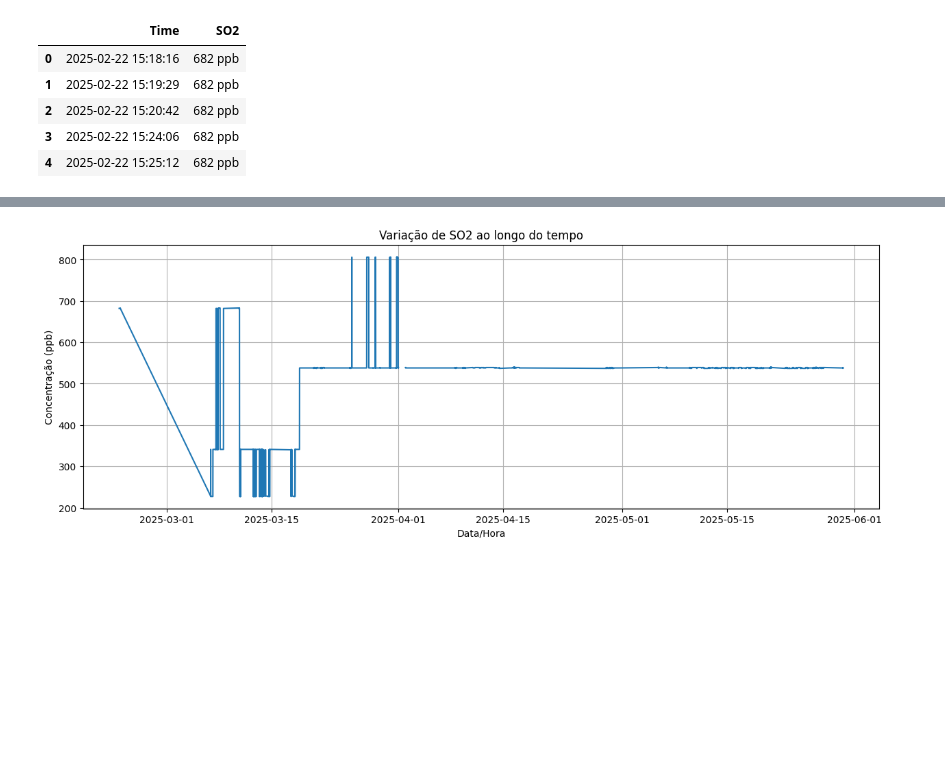
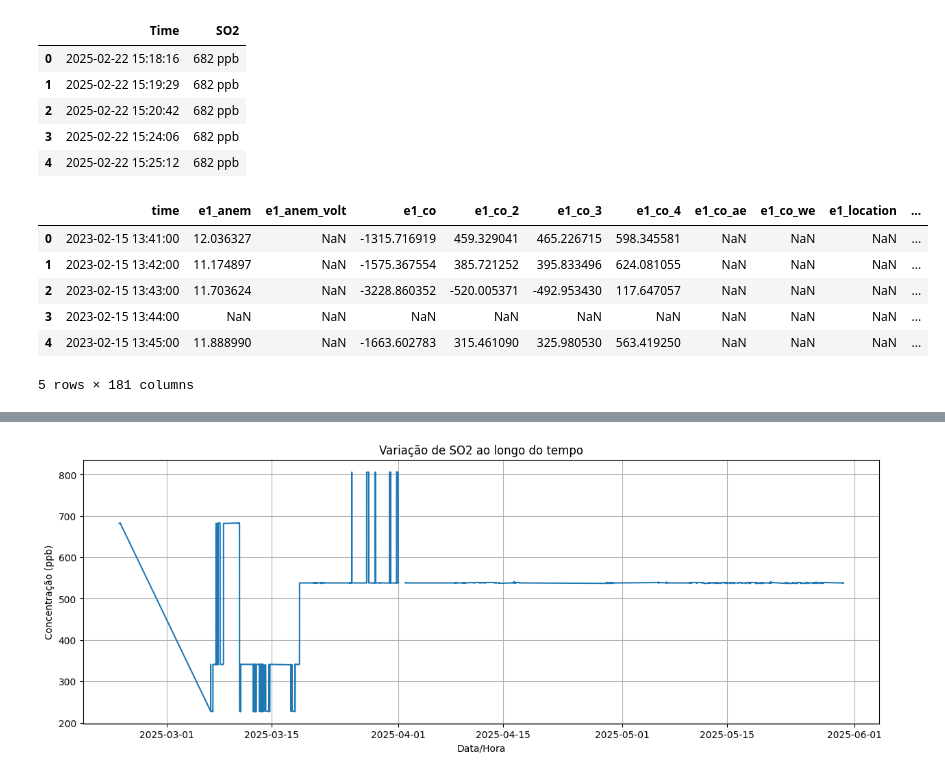
Before and after one commit to pedromujica1/aqm-dataset, a Jupyter notebook: estacao-grafana/Árvore_de_Regressão_e_Random_Forest.ipynb, the cells around one changed output, grey strips where cells are left out. Saved outputs shown, nothing was run; the diff lists cells and outputs as text; code cells hidden in the pictures; blank space fills up the shorter version.

```diff
--- a/estacao-grafana/Árvore_de_Regressão_e_Random_Forest.ipynb
+++ b/estacao-grafana/Árvore_de_Regressão_e_Random_Forest.ipynb
@@ -37,3 +33,16 @@ df.head()
 | 2 | 2025-02-22 15:20:42 | 682 ppb |
 | 3 | 2025-02-22 15:24:06 | 682 ppb |
 | 4 | 2025-02-22 15:25:12 | 682 ppb |
+# %%
+aqm = pd.read_csv('envcity_aqm_df.csv')
+#print(aqm.shape)
+#print(aqm.describe())
+aqm.head()
+# %% [output]
+|  | time | e1_anem | e1_anem_volt | e1_co | e1_co_2 | e1_co_3 | e1_co_4 | e1_co_ae | e1_co_we | e1_location | ... |
+| 0 | 2023-02-15 13:41:00 | 12.036327 | NaN | -1315.716919 | 459.329041 | 465.226715 | 598.345581 | NaN | NaN | NaN | ... |
+| 1 | 2023-02-15 13:42:00 | 11.174897 | NaN | -1575.367554 | 385.721252 | 395.833496 | 624.081055 | NaN | NaN | NaN | ... |
+| 2 | 2023-02-15 13:43:00 | 11.703624 | NaN | -3228.860352 | -520.005371 | -492.953430 | 117.647057 | NaN | NaN | NaN | ... |
+| 3 | 2023-02-15 13:44:00 | NaN | NaN | NaN | NaN | NaN | NaN | NaN | NaN | NaN | ... |
+| 4 | 2023-02-15 13:45:00 | 11.888990 | NaN | -1663.602783 | 315.461090 | 325.980530 | 563.419250 | NaN | NaN | NaN | ... |
+5 rows × 181 columns
```
Also changed, not shown: parts of 4 cells of this notebook, 2 other files.
